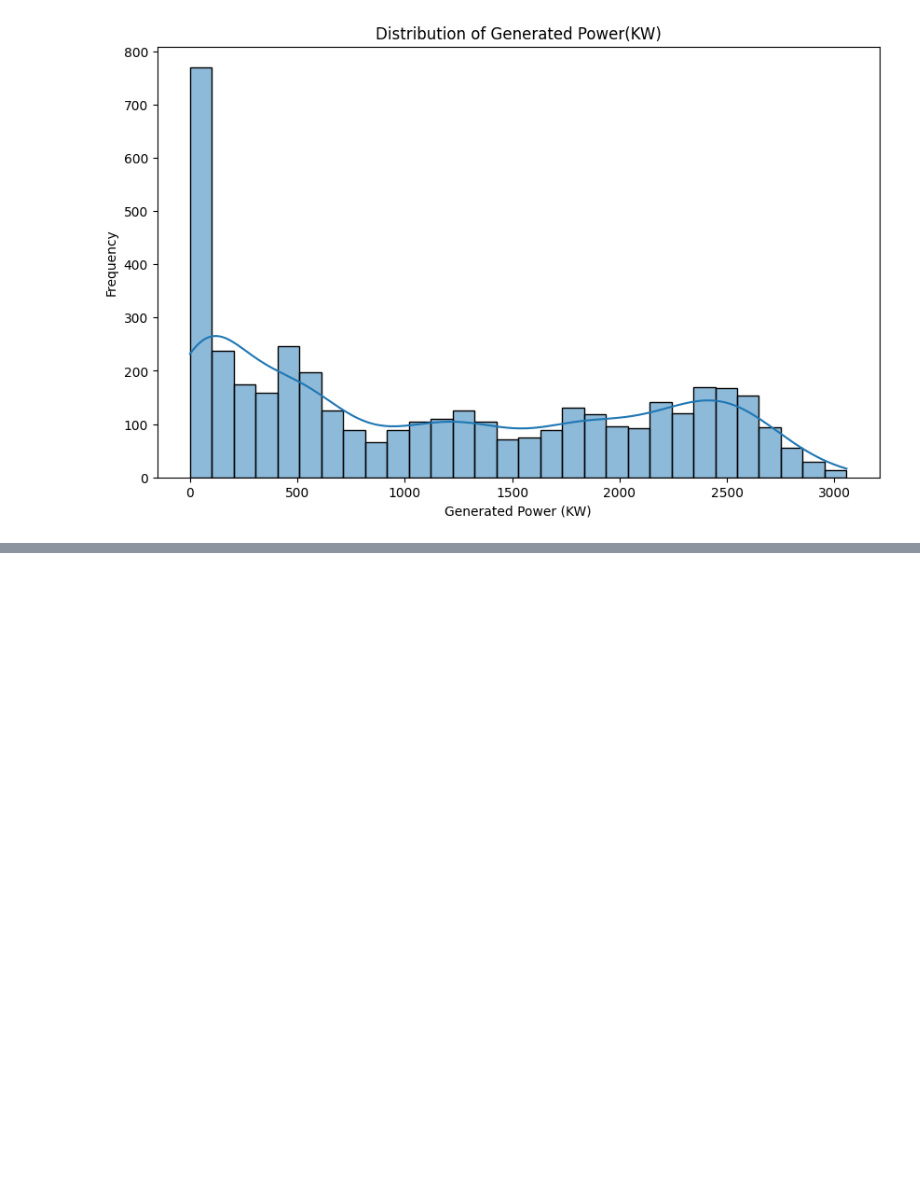
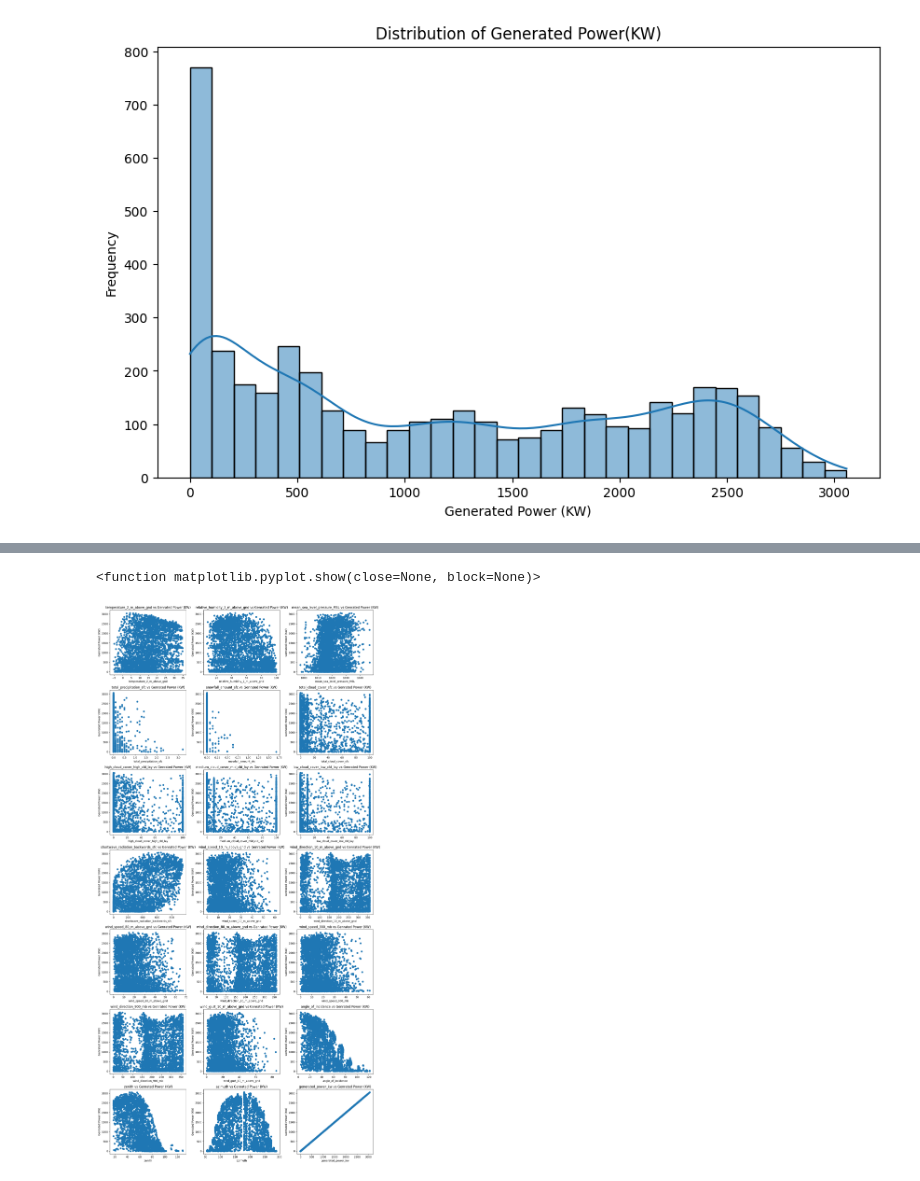
Before and after one commit to HaRsH1213/Weak-1-, a Jupyter notebook: Solarpowerprediction.ipynb, the cells around one changed output, grey strips where cells are left out. Saved outputs shown, nothing was run; the diff lists cells and outputs as text; code cells hidden in the pictures; blank space fills up the shorter version.

```diff
--- a/Solarpowerprediction.ipynb
+++ b/Solarpowerprediction.ipynb
@@ -140,0 +161,13 @@ plt.show()
+# %%
+plt.figure(figsize=(15,30))
+for i, columns in enumerate(df.columns):
+    plt.subplot(7,3,i+1)
+    plt.scatter(df[columns],df['generated_power_kw'])
+    plt.title(f'{columns} vs Genrated Power (KW)')
+    plt.xlabel(columns)
+    plt.ylabel('Genrated Power (KW)')
+plt.tight_layout()
+plt.show
+# %% [output]
+<function matplotlib.pyplot.show(close=None, block=None)>
+[figure, added]
```
Also changed, not shown: parts of 7 cells of this notebook.
